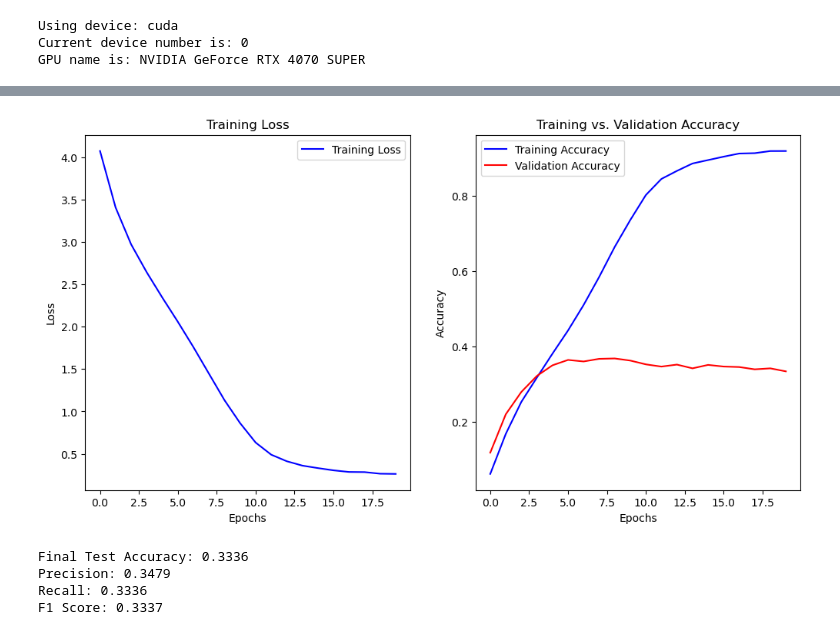
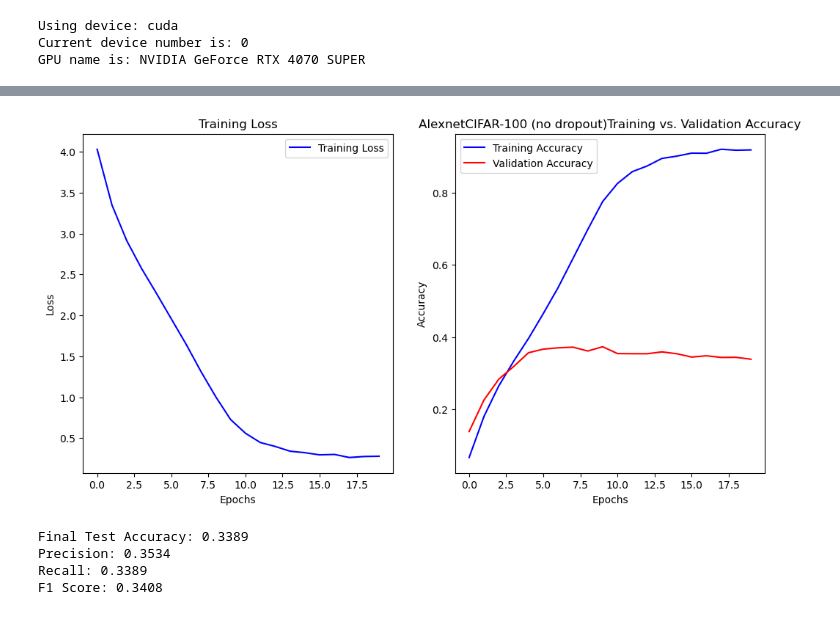
Before and after one commit to nathon-tadeo/4106-Realtime-ML, a Jupyter notebook: Hw2/homework_2_real_time_ml.ipynb, the cells around one changed output, grey strips where cells are left out. Drawn from its saved outputs; the diff is of its cells as text; code cells hidden in the pictures.

Commit message:
All Models

```diff
--- a/Hw2/homework_2_real_time_ml.ipynb
+++ b/Hw2/homework_2_real_time_ml.ipynb
@@ -412,5 +412,5 @@ F1 Score: 0.7300
 # %%
-# Problem 1: Simplified Alexnet model CIFAR-100 (without dropout)
+# Problem 1: Simplified Alexnet model CIFAR-100 without Dropout
 # Hyperparameters
 batch_size = 64
 learning_rate = 0.001
@@ -552,7 +552,7 @@ ax2.plot(range(len(train_accuracies)), train_accuracies, label="Training Accurac
 ax2.plot(range(len(val_accuracies)), val_accuracies, label="Validation Accuracy", color="red")
 ax2.set_xlabel("Epochs")
 ax2.set_ylabel("Accuracy")
-ax2.set_title("Training vs. Validation Accuracy")
+ax2.set_title("AlexnetCIFAR-100 (no dropout)Training vs. Validation Accuracy")
 ax2.legend()
 
 plt.show()
@@ -598,6 +598,6 @@ Training Time: 376.73 seconds
-[figure, old version]
+[figure, new version]
-Final Test Accuracy: 0.3336
-Precision: 0.3479
-Recall: 0.3336
-F1 Score: 0.3337
+Final Test Accuracy: 0.3389
+Precision: 0.3534
+Recall: 0.3389
+F1 Score: 0.3408
 # %%
```
Also changed, not shown: parts of 12 cells of this notebook.
